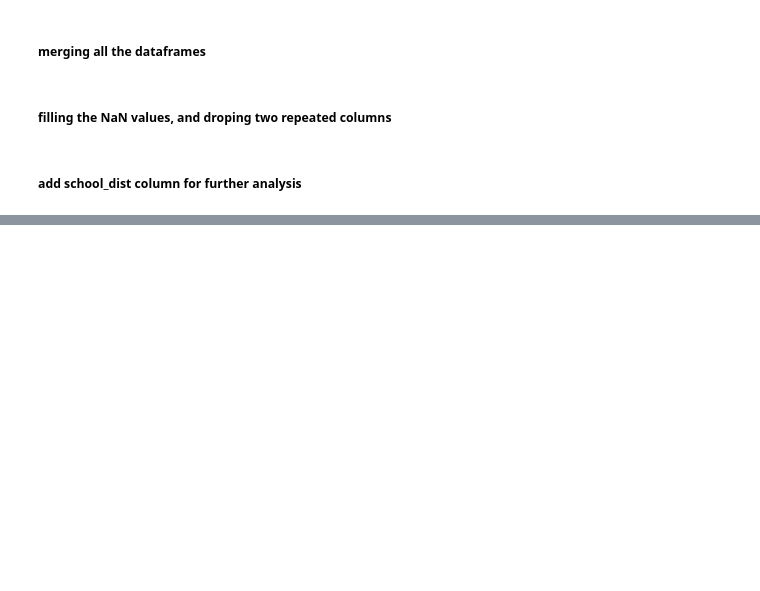
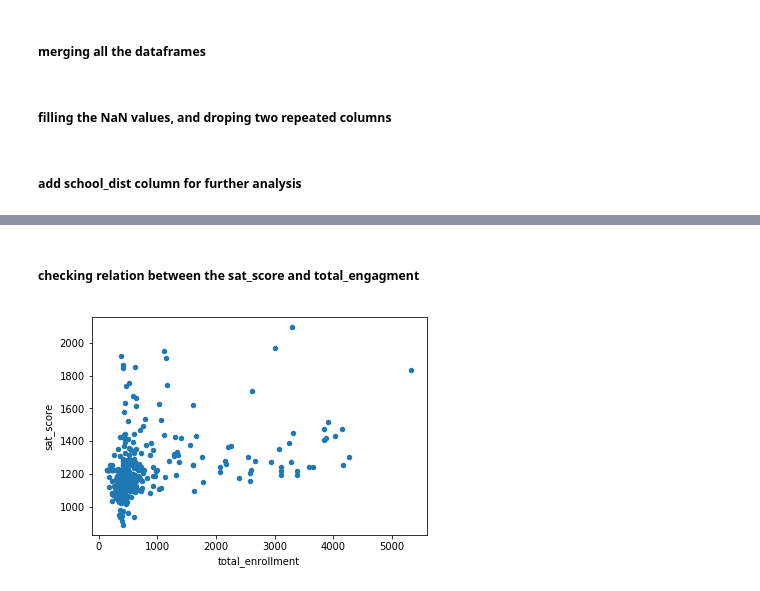
Before and after one commit to niloofarnth/NYC-schools-SAT-analysis, a Jupyter notebook: NYC-SAT-demographics.ipynb, the cells around one changed output, grey strips where cells are left out. Cells and saved outputs as stored; diff of their text form; code cells hidden in the pictures; blank space fills up the shorter version.

```diff
--- a/NYC-SAT-demographics.ipynb
+++ b/NYC-SAT-demographics.ipynb
@@ -151,0 +181,7 @@ combined['school_dist'] = combined['DBN'].apply(lambda x : x[0:2] )
+# %% [markdown]
+##### checking relation between the sat_score and total_engagment
+# %%
+ax = combined.plot(x = 'total_enrollment', y = 'sat_score', kind = 'scatter')
+plt.show()
+# %% [output]
+[figure, added]
```
Also changed, not shown: parts of 15 cells of this notebook.
